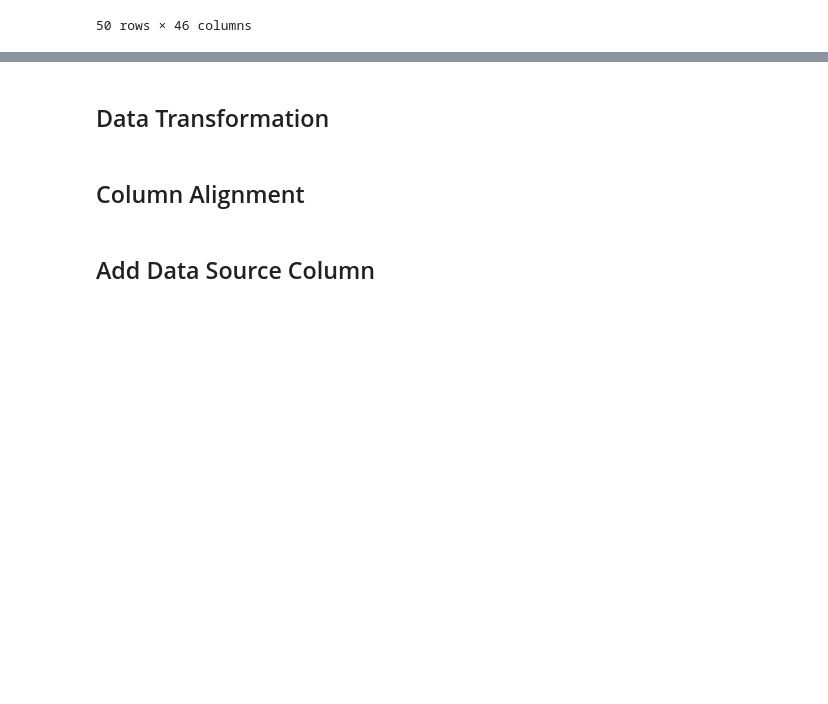
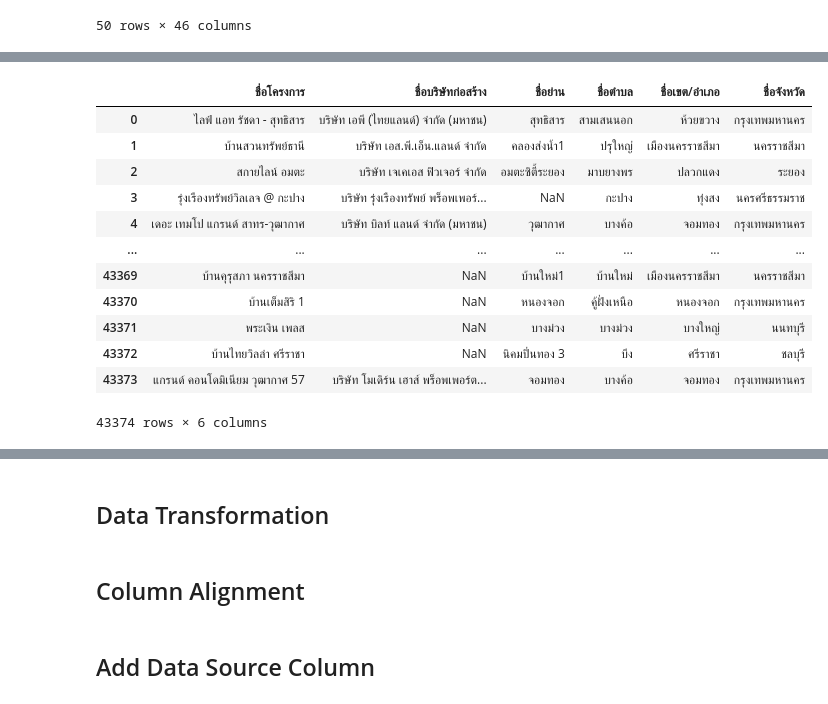
Before and after one commit to Patchaa119/BSC_DPDM2025, a Jupyter notebook: Ch3_Data_Preprocessing.ipynb, the cells around one changed output, grey strips where cells are left out. Cells and saved outputs as stored; diff of their text form; code cells hidden in the pictures; blank space fills up the shorter version.

```diff
--- a/Ch3_Data_Preprocessing.ipynb
+++ b/Ch3_Data_Preprocessing.ipynb
@@ -581,0 +585,8 @@ AttributeError: 'Series' object has no attribute 'set_index'
+# %%
+unit_df['ชื่อย่าน'] = unit_df['project_id'].map(project_df_dedup.set_index('project_id')['neighborhood_name_th'])
+# %%
+unit_df['ชื่อตำบล'] = unit_df['project_id'].map(project_df_dedup.set_index('project_id')['subdistrict_name_th'])
+# %%
+unit_df['ชื่อเขต/อำเภอ'] = unit_df['project_id'].map(project_df_dedup.set_index('project_id')['district_name_th'])
+# %%
+unit_df['ชื่อจังหวัด'] = unit_df['project_id'].map(project_df_dedup.set_index('project_id')['province_name_th'])
@@ -581,0 +603,16 @@ AttributeError: 'Series' object has no attribute 'set_index'
+# %%
+unit_df[['ชื่อโครงการ', 'ชื่อบริษัทก่อสร้าง', 'ชื่อย่าน', 'ชื่อตำบล', 'ชื่อเขต/อำเภอ', 'ชื่อจังหวัด']]
+# %% [output]
+|  | ชื่อโครงการ | ชื่อบริษัทก่อสร้าง | ชื่อย่าน | ชื่อตำบล | ชื่อเขต/อำเภอ | ชื่อจังหวัด |
+| 0 | ไลฟ์ แอท รัชดา - สุทธิสาร | บริษัท เอพี (ไทยแลนด์) จำกัด (มหาชน) | สุทธิสาร | สามเสนนอก | ห้วยขวาง | กรุงเทพมหานคร |
+| 1 | บ้านสวนทรัพย์ธานี | บริษัท เอส.พี.เอ็น.แลนด์ จำกัด | คลองส่งน้ำ1 | ปรุใหญ่ | เมืองนครราชสีมา | นครราชสีมา |
+| 2 | สกายไลน์ อมตะ | บริษัท เจเคเอส ฟิวเจอร์ จำกัด | อมตะซิตี้ระยอง | มาบยางพร | ปลวกแดง | ระยอง |
+| 3 | รุ่งเรืองทรัพย์วิลเลจ @ กะปาง | บริษัท รุ่งเรืองทรัพย์ พร็อพเพอร์... | NaN | กะปาง | ทุ่งสง | นครศรีธรรมราช |
+| 4 | เดอะ เทมโป แกรนด์ สาทร-วุฒากาศ | บริษัท บิลท์ แลนด์ จำกัด (มหาชน) | วุฒากาศ | บางค้อ | จอมทอง | กรุงเทพมหานคร |
+| ... | ... | ... | ... | ... | ... | ... |
+| 43369 | บ้านคุรุสภา นครราชสีมา | NaN | บ้านใหม่1 | บ้านใหม่ | เมืองนครราชสีมา | นครราชสีมา |
+| 43370 | บ้านเต็มสิริ 1 | NaN | หนองจอก | คู้ฝั่งเหนือ | หนองจอก | กรุงเทพมหานคร |
+| 43371 | พระเงิน เพลส | NaN | บางม่วง | บางม่วง | บางใหญ่ | นนทบุรี |
+| 43372 | บ้านไทยวิลล่า ศรีราชา | NaN | นิคมปิ่นทอง 3 | บึง | ศรีราชา | ชลบุรี |
+| 43373 | แกรนด์ คอนโดมิเนียม วุฒากาศ 57 | บริษัท โมเดิร์น เฮาส์ พร็อพเพอร์ต... | จอมทอง | บางค้อ | จอมทอง | กรุงเทพมหานคร |
+43374 rows × 6 columns
```
Also changed, not shown: parts of 6 cells of this notebook.
